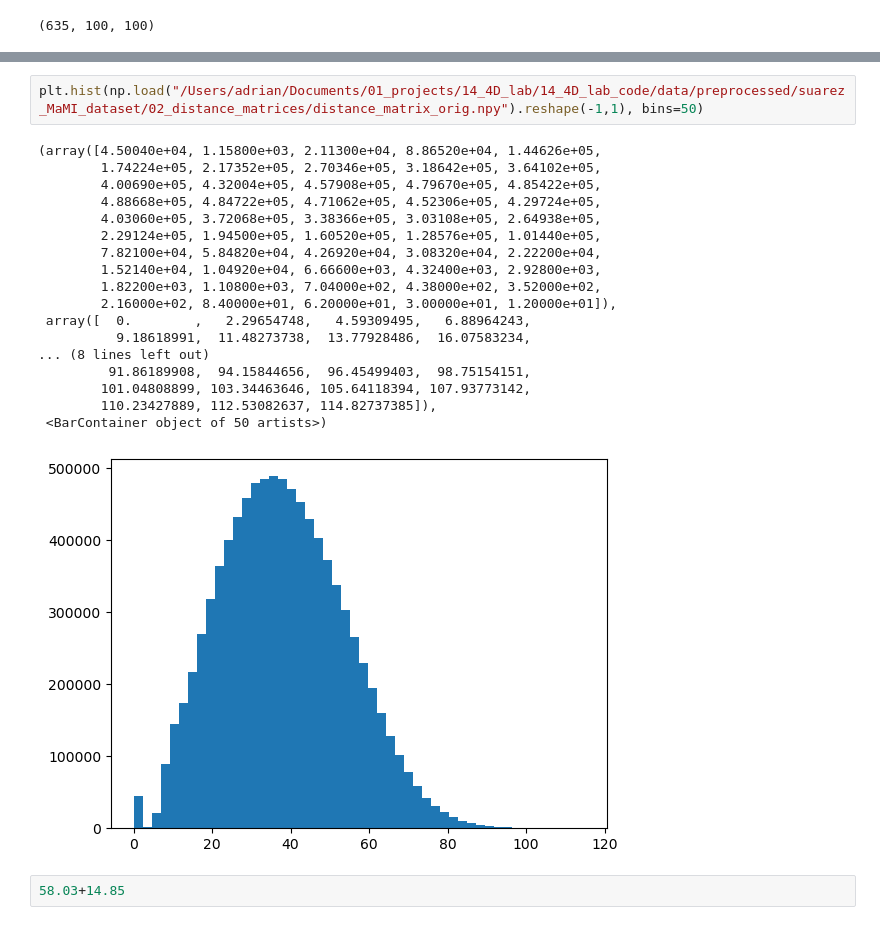
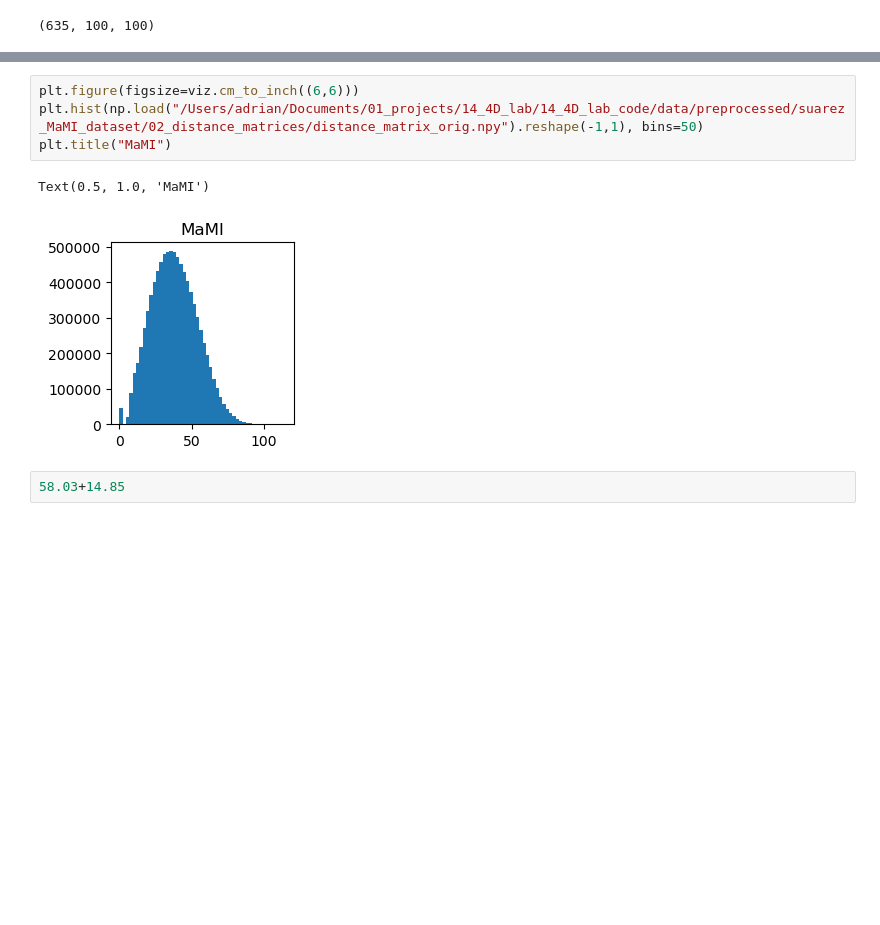
Before and after one commit to ad045/simba, a Jupyter notebook: src/preprocessing/00_1_analysing_suarez_MaMI_data.ipynb, the cells around one changed output, grey strips where cells are left out. Cells and saved outputs as stored; diff of their text form; blank space fills up the shorter version.

```diff
--- a/src/preprocessing/00_1_analysing_suarez_MaMI_data.ipynb
+++ b/src/preprocessing/00_1_analysing_suarez_MaMI_data.ipynb
@@ -53,24 +51,10 @@ plt.hist(degrees.reshape(-1,1), bins=40)
 # %%
+plt.figure(figsize=viz.cm_to_inch((6,6)))
 plt.hist(np.load("/Users/adrian/Documents/01_projects/14_4D_lab/14_4D_lab_code/data/preprocessed/suarez_MaMI_dataset/02_distance_matrices/distance_matrix_orig.npy").reshape(-1,1), bins=50)
+plt.title("MaMI")
 # %% [output]
-(array([4.50040e+04, 1.15800e+03, 2.11300e+04, 8.86520e+04, 1.44626e+05,
-        1.74224e+05, 2.17352e+05, 2.70346e+05, 3.18642e+05, 3.64102e+05,
-        4.00690e+05, 4.32004e+05, 4.57908e+05, 4.79670e+05, 4.85422e+05,
-        4.88668e+05, 4.84722e+05, 4.71062e+05, 4.52306e+05, 4.29724e+05,
-        4.03060e+05, 3.72068e+05, 3.38366e+05, 3.03108e+05, 2.64938e+05,
-        2.29124e+05, 1.94500e+05, 1.60520e+05, 1.28576e+05, 1.01440e+05,
-        7.82100e+04, 5.84820e+04, 4.26920e+04, 3.08320e+04, 2.22200e+04,
-        1.52140e+04, 1.04920e+04, 6.66600e+03, 4.32400e+03, 2.92800e+03,
-        1.82200e+03, 1.10800e+03, 7.04000e+02, 4.38000e+02, 3.52000e+02,
-        2.16000e+02, 8.40000e+01, 6.20000e+01, 3.00000e+01, 1.20000e+01]),
- array([  0.        ,   2.29654748,   4.59309495,   6.88964243,
-          9.18618991,  11.48273738,  13.77928486,  16.07583234,
-... (8 lines left out)
-         91.86189908,  94.15844656,  96.45499403,  98.75154151,
-        101.04808899, 103.34463646, 105.64118394, 107.93773142,
-        110.23427889, 112.53082637, 114.82737385]),
- <BarContainer object of 50 artists>)
+Text(0.5, 1.0, 'MaMI')
-[figure, old version]
+[figure, new version]
 # %%
 58.03+14.85
 # %% [output]
```
Also changed, not shown: parts of 2 cells of this notebook, 4 other files.
